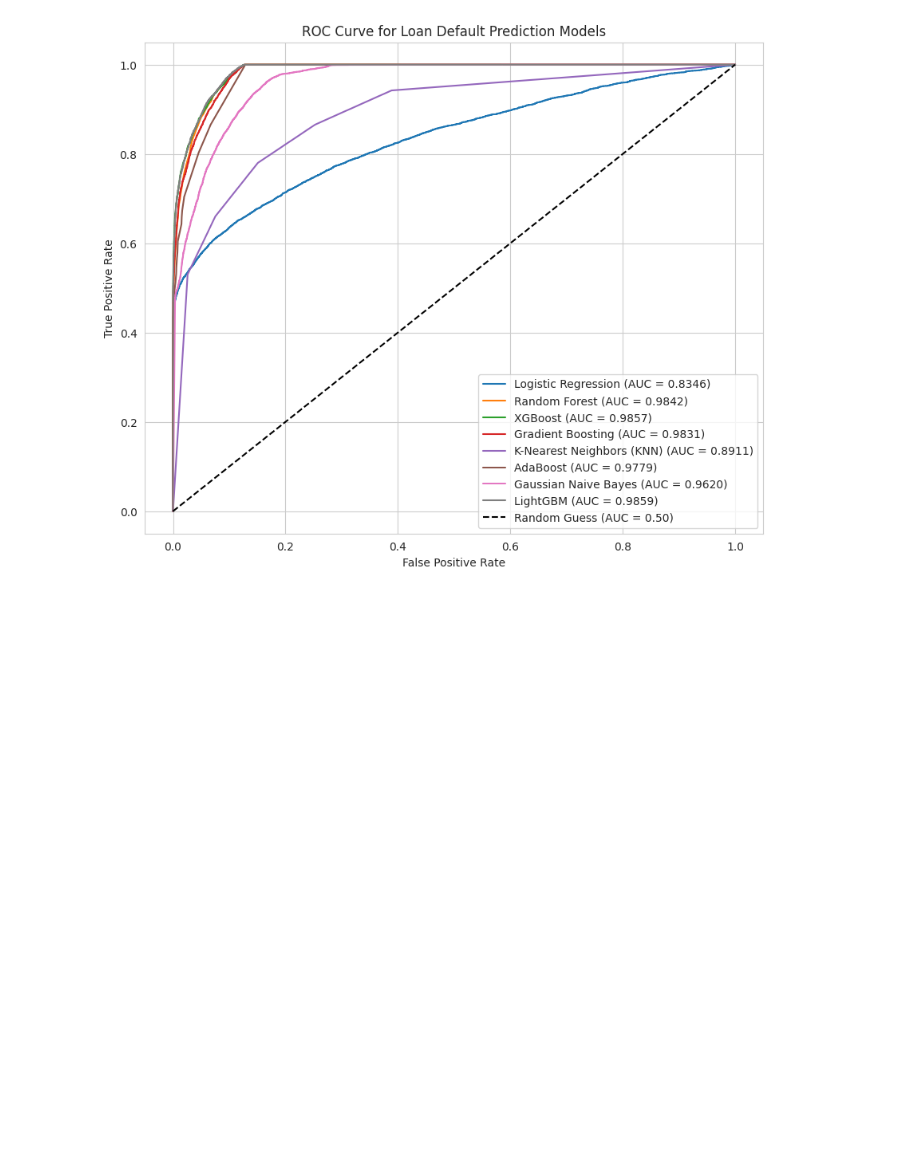
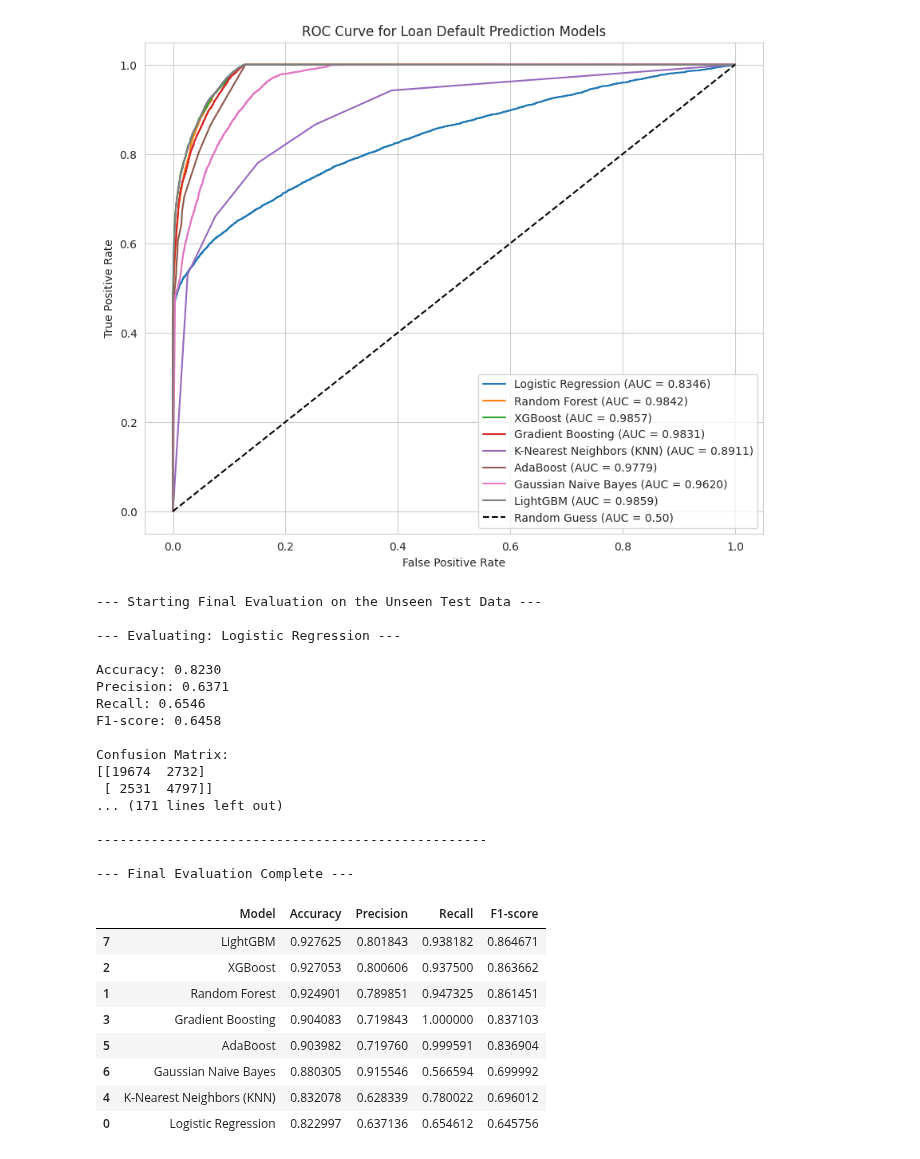
Before and after one commit to springboardmentor891v/CreditPathAI, a Jupyter notebook: notebooks/loan_default_main.ipynb, the cells around one changed output. Saved outputs shown, nothing was run; the diff lists cells and outputs as text; code cells hidden in the pictures; blank space fills up the shorter version.

```diff
--- a/notebooks/loan_default_main.ipynb
+++ b/notebooks/loan_default_main.ipynb
@@ -804,3 +804,76 @@ plt.grid(True)
 plt.show()
 # %% [output]
 [figure]
+# %%
+from sklearn.metrics import accuracy_score, precision_score, recall_score, f1_score, confusion_matrix, classification_report
+import pandas as pd
+
+# This list will store the results for our final summary table.
+results_list = []
+
+# --- Step 2: Train Each Model and Evaluate on the Test Set ---
+print("--- Starting Final Evaluation on the Unseen Test Data ---")
+for name, model in models.items():
+    print(f"\n--- Evaluating: {name} ---")
+
+    # Make predictions on the unseen test data (using the already prepared X_test_aligned)
+    y_pred = model.predict(X_test_aligned)
+
+    # --- Generate and Print Full Reports ---
+    accuracy = accuracy_score(y_test, y_pred)
+    precision = precision_score(y_test, y_pred)
+    recall = recall_score(y_test, y_pred)
+    f1 = f1_score(y_test, y_pred)
+
+    print(f"\nAccuracy: {accuracy:.4f} ")
+    print(f"Precision: {precision:.4f}")
+    print(f"Recall: {recall:.4f}")
+    print(f"F1-score: {f1:.4f}")
+
+    print("\nConfusion Matrix:")
+    print(confusion_matrix(y_test, y_pred))
+    print("\nClassification Report (for test data):")
+    print(classification_report(y_test, y_pred))
+    print("-" * 50)
+
+    # Store results in the list
+    results_list.append({
+        'Model': name,
+        'Accuracy': accuracy,
+        'Precision': precision,
+        'Recall': recall,
+        'F1-score': f1
+    })
+
+print("\n--- Final Evaluation Complete ---")
+
+# You can now convert results_list to a DataFrame for easy viewing
+results_df = pd.DataFrame(results_list)
+display(results_df.sort_values(by='F1-score', ascending=False))
+# %% [output]
+--- Starting Final Evaluation on the Unseen Test Data ---
+
+--- Evaluating: Logistic Regression ---
+
+Accuracy: 0.8230
+Precision: 0.6371
+Recall: 0.6546
+F1-score: 0.6458
+
+Confusion Matrix:
+[[19674  2732]
+ [ 2531  4797]]
+... (171 lines left out)
+
+--------------------------------------------------
+
+--- Final Evaluation Complete ---
+|  | Model | Accuracy | Precision | Recall | F1-score |
+| 7 | LightGBM | 0.927625 | 0.801843 | 0.938182 | 0.864671 |
+| 2 | XGBoost | 0.927053 | 0.800606 | 0.937500 | 0.863662 |
+| 1 | Random Forest | 0.924901 | 0.789851 | 0.947325 | 0.861451 |
+| 3 | Gradient Boosting | 0.904083 | 0.719843 | 1.000000 | 0.837103 |
+| 5 | AdaBoost | 0.903982 | 0.719760 | 0.999591 | 0.836904 |
+| 6 | Gaussian Naive Bayes | 0.880305 | 0.915546 | 0.566594 | 0.699992 |
+| 4 | K-Nearest Neighbors (KNN) | 0.832078 | 0.628339 | 0.780022 | 0.696012 |
+| 0 | Logistic Regression | 0.822997 | 0.637136 | 0.654612 | 0.645756 |
```
Also changed, not shown: parts of 1 cell of this notebook.
